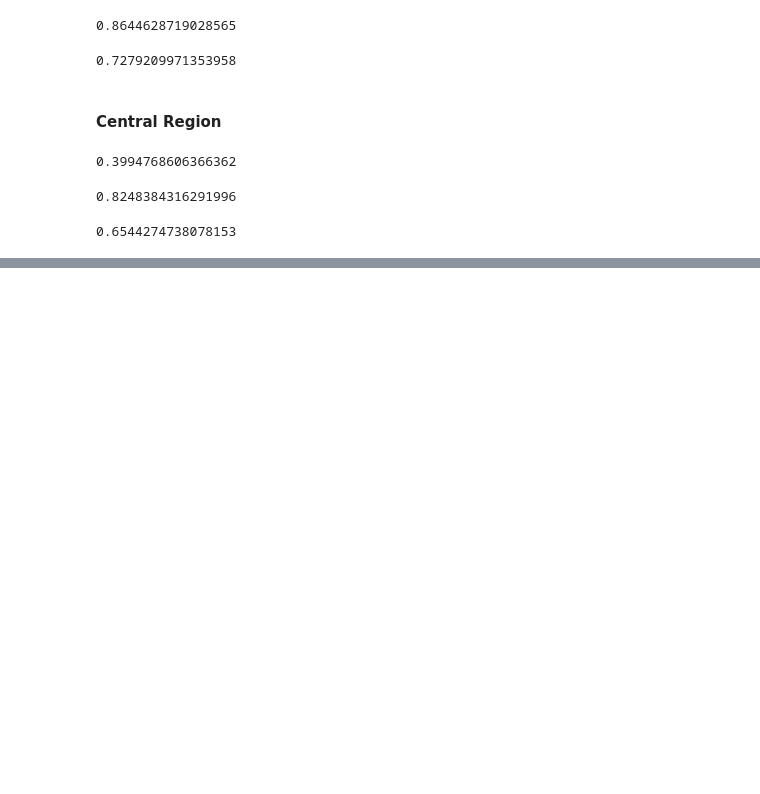
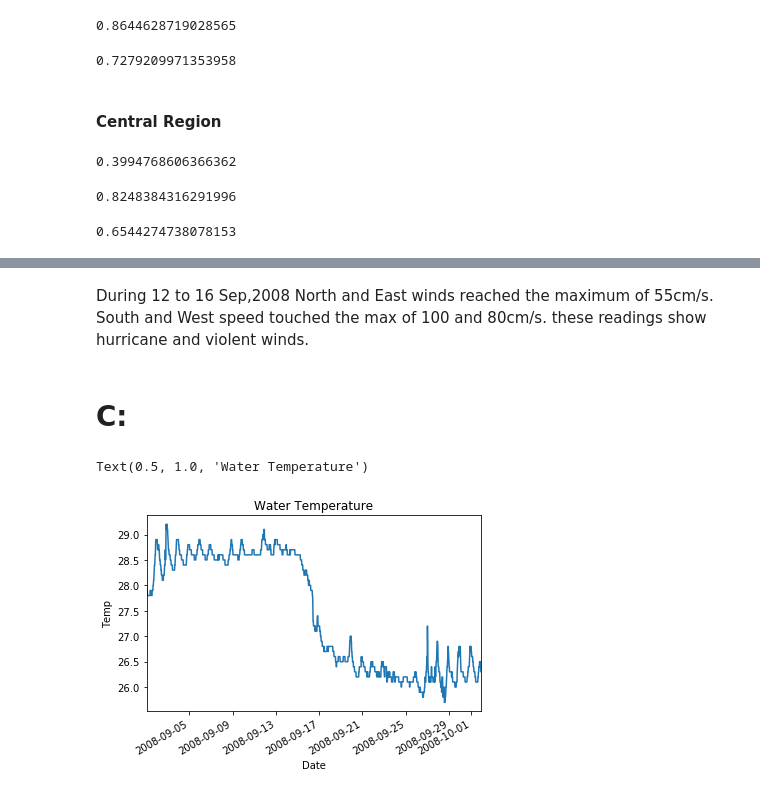
Before and after one commit to AishaGhayas/Artificial-Intelligence, a Jupyter notebook: tasks/task dataset/Untitled.ipynb, the cells around one changed output, grey strips where cells are left out. Saved outputs shown, nothing was run; the diff lists cells and outputs as text; code cells hidden in the pictures; blank space fills up the shorter version.

```diff
--- a/tasks/task dataset/Untitled.ipynb
+++ b/tasks/task dataset/Untitled.ipynb
@@ -441,0 +462,12 @@ c_data.PDSI.corr(c_data.ZNDX) #moderate positive relationship
+# %% [markdown]
+During 12 to 16 Sep,2008 North and East winds reached the maximum of 55cm/s. South and West speed touched the max of 100 and 80cm/s. these readings show hurricane and violent winds.
+# %% [markdown]
+# C:
+# %%
+tabs.WaterTemp.plot()
+plt.xlabel("Date")
+plt.ylabel("Temp")
+plt.title("Water Temperature")
+# %% [output]
+Text(0.5, 1.0, 'Water Temperature')
+[figure, added]
```
Also changed, not shown: parts of 65 cells of this notebook, 5 other files.
